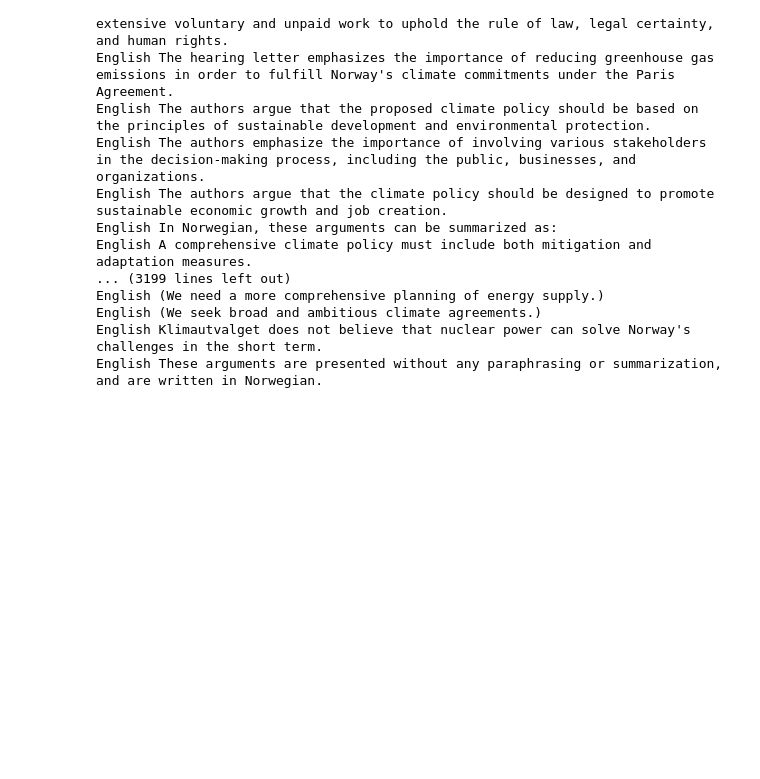
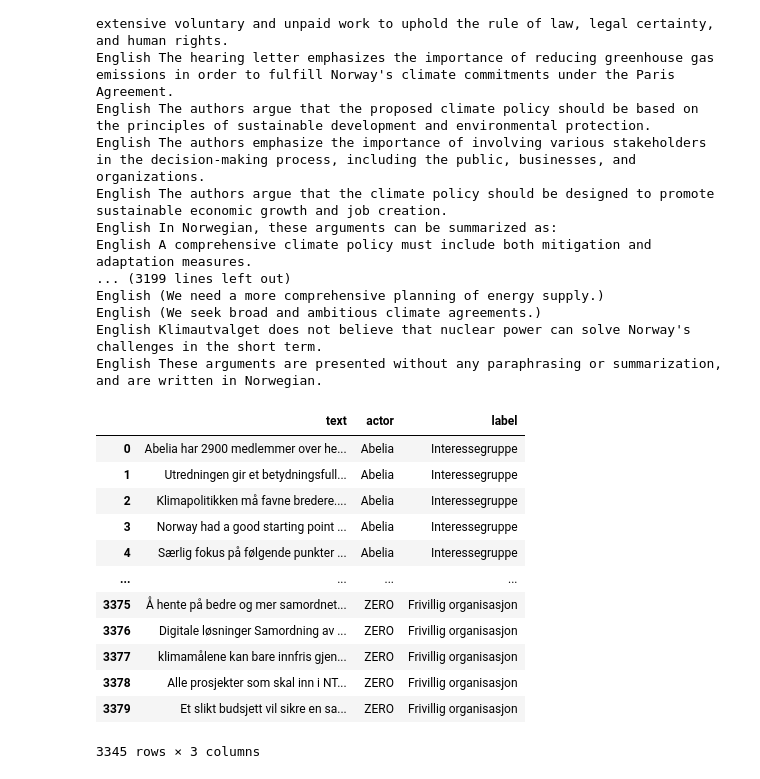
Before and after one commit to henriklarsen28/ArgumentMiningNOUs, a Jupyter notebook: src/data_processing/argument_preprocessing.ipynb, the cells around one changed output. Drawn from its saved outputs; the diff is of its cells as text; code cells hidden in the pictures; blank space fills up the shorter version.

```diff
--- a/src/data_processing/argument_preprocessing.ipynb
+++ b/src/data_processing/argument_preprocessing.ipynb
@@ -100,5 +100,25 @@ cleaned_df = cleaned_df.reset_index(drop=True)
 df_actor_label.rename(columns={"text":"paragraph"}, inplace=True)
 
 df_complete = pd.merge(cleaned_df, df_actor_label, on="paragraph")
+# %%
+# Remove rows that only contain [] in the arguments
+df_complete = pd.read_csv("../../dataset/cleaned_arguments_in_context_learning.csv")
+df_complete = df_complete[df_complete["text"].apply(lambda x: len(x) > 4)]
+df_complete.drop(columns=["paragraph"], inplace=True)
+df_complete
+# %% [output]
+|  | text | actor | label |
+| 0 | Abelia har 2900 medlemmer over he... | Abelia | Interessegruppe |
+| 1 | Utredningen gir et betydningsfull... | Abelia | Interessegruppe |
+| 2 | Klimapolitikken må favne bredere.... | Abelia | Interessegruppe |
+| 3 | Norway had a good starting point ... | Abelia | Interessegruppe |
+| 4 | Særlig fokus på følgende punkter ... | Abelia | Interessegruppe |
+| ... | ... | ... | ... |
+| 3375 | Å hente på bedre og mer samordnet... | ZERO | Frivillig organisasjon |
+| 3376 | Digitale løsninger Samordning av ... | ZERO | Frivillig organisasjon |
+| 3377 | klimamålene kan bare innfris gjen... | ZERO | Frivillig organisasjon |
+| 3378 | Alle prosjekter som skal inn i NT... | ZERO | Frivillig organisasjon |
+| 3379 | Et slikt budsjett vil sikre en sa... | ZERO | Frivillig organisasjon |
+3345 rows × 3 columns
 # %%
 df_complete.to_csv("../../dataset/cleaned_arguments_in_context_learning.csv", index=False)
```
Also changed, not shown: 1 other file.
